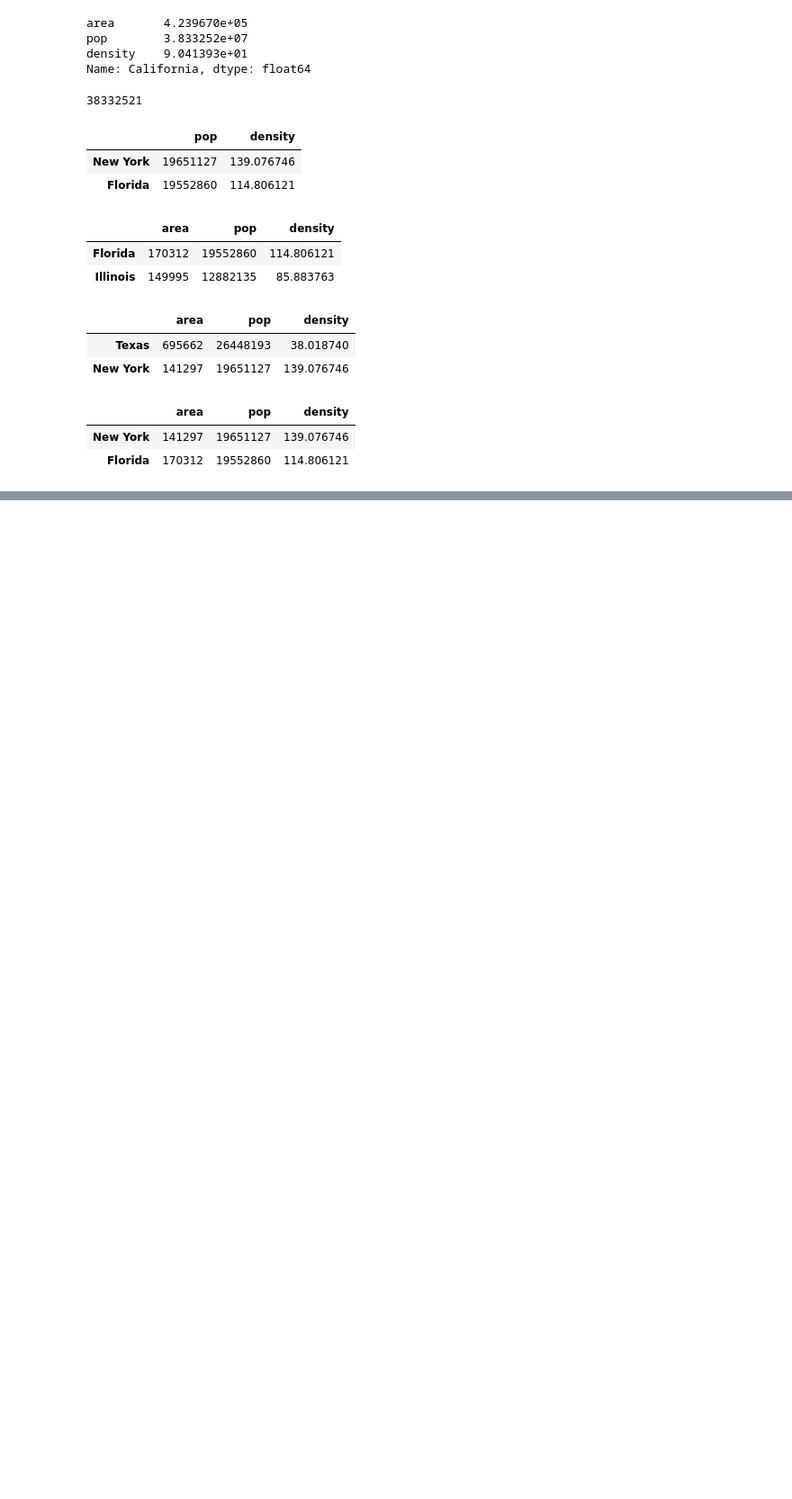
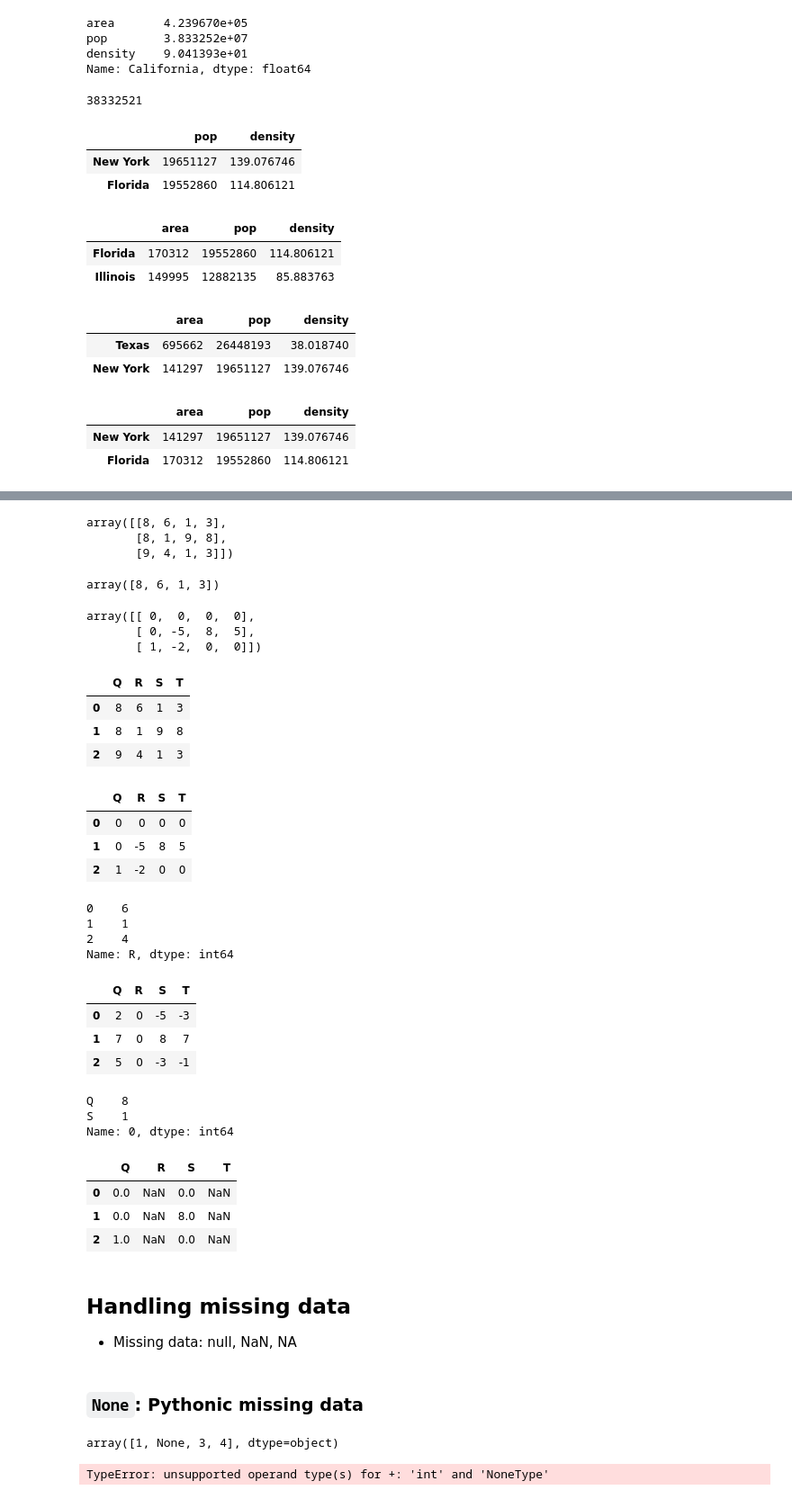
Before and after one commit to duzhewang/ProgrammingNotes, a Jupyter notebook: Python/PythonDShandbook/Chap03_Pandas.ipynb, the cells around one changed output, grey strips where cells are left out. Shown at 90% size. Drawn from its saved outputs; the diff is of its cells as text; code cells hidden in the pictures; blank space fills up the shorter version.

````diff
--- a/Python/PythonDShandbook/Chap03_Pandas.ipynb
+++ b/Python/PythonDShandbook/Chap03_Pandas.ipynb
@@ -667,0 +832,48 @@ data[data["density"]>100]
+# %%
+A=rng.randint(10, size=(3,4))
+# %%
+A
+# %% [output]
+array([[8, 6, 1, 3],
+       [8, 1, 9, 8],
+       [9, 4, 1, 3]])
+# %%
+A[0]
+# %% [output]
+array([8, 6, 1, 3])
+# %%
+A-A[0]
+# %% [output]
+array([[ 0,  0,  0,  0],
+       [ 0, -5,  8,  5],
+       [ 1, -2,  0,  0]])
+# %%
+df=pd.DataFrame(A, columns=["Q", "R", "S", "T"])
+# %%
+df
+# %% [output]
+|  | Q | R | S | T |
+| 0 | 8 | 6 | 1 | 3 |
+| 1 | 8 | 1 | 9 | 8 |
+| 2 | 9 | 4 | 1 | 3 |
+# %%
+df-df.iloc[0]
+# %% [output]
+|  | Q | R | S | T |
+| 0 | 0 | 0 | 0 | 0 |
+| 1 | 0 | -5 | 8 | 5 |
+| 2 | 1 | -2 | 0 | 0 |
+# %%
+df["R"]
+# %% [output]
+0    6
+1    1
+2    4
+Name: R, dtype: int64
+# %%
+df.subtract(df["R"], axis=0)
+# %% [output]
+|  | Q | R | S | T |
+| 0 | 2 | 0 | -5 | -3 |
+| 1 | 7 | 0 | 8 | 7 |
+| 2 | 5 | 0 | -3 | -1 |
@@ -667,0 +882,19 @@ data[data["density"]>100]
+# %%
+halfrow
+# %% [output]
+Q    8
+S    1
+Name: 0, dtype: int64
+# %%
+df-halfrow
+# %% [output]
+|  | Q | R | S | T |
+| 0 | 0.0 | NaN | 0.0 | NaN |
+| 1 | 0.0 | NaN | 8.0 | NaN |
+| 2 | 1.0 | NaN | 0.0 | NaN |
+# %% [markdown]
+## Handling missing data
+
+- Missing data: null, NaN, NA
+# %% [markdown]
+### ```None```: Pythonic missing data
@@ -667,0 +903,8 @@ data[data["density"]>100]
+# %%
+vals1
+# %% [output]
+array([1, None, 3, 4], dtype=object)
+# %%
+np.sum(vals1)
+# %% [output]
+TypeError: unsupported operand type(s) for +: 'int' and 'NoneType'
````
Also changed, not shown: parts of 84 cells of this notebook.
